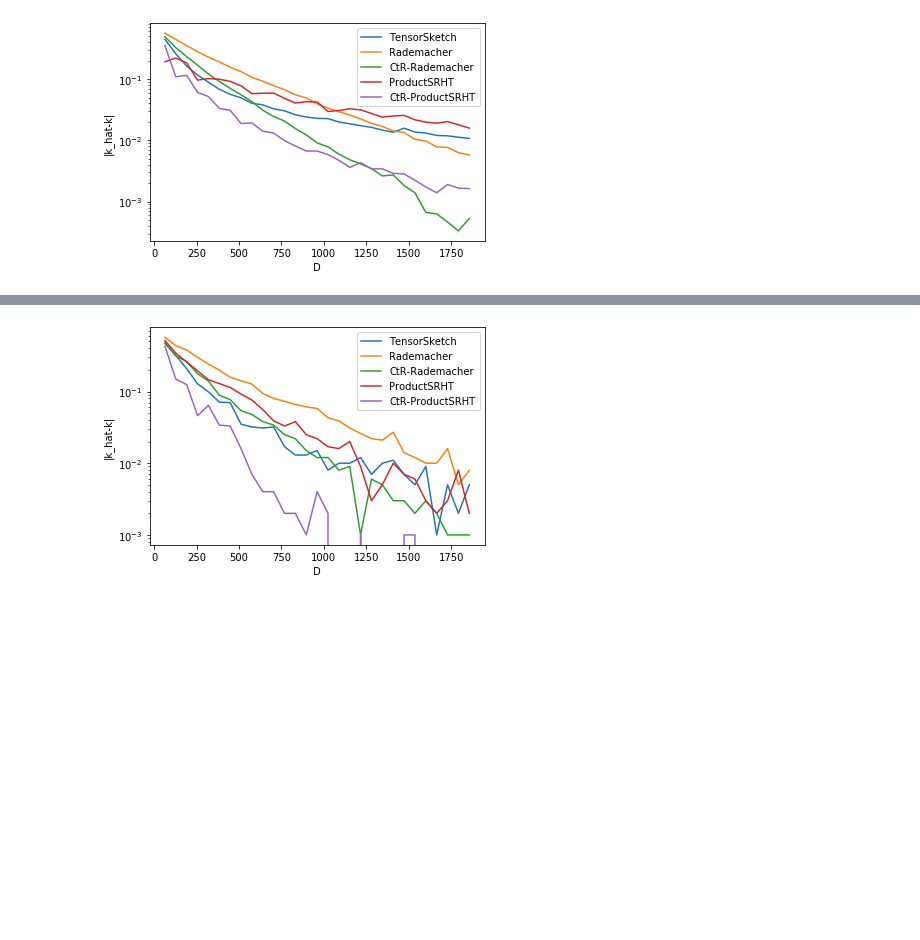
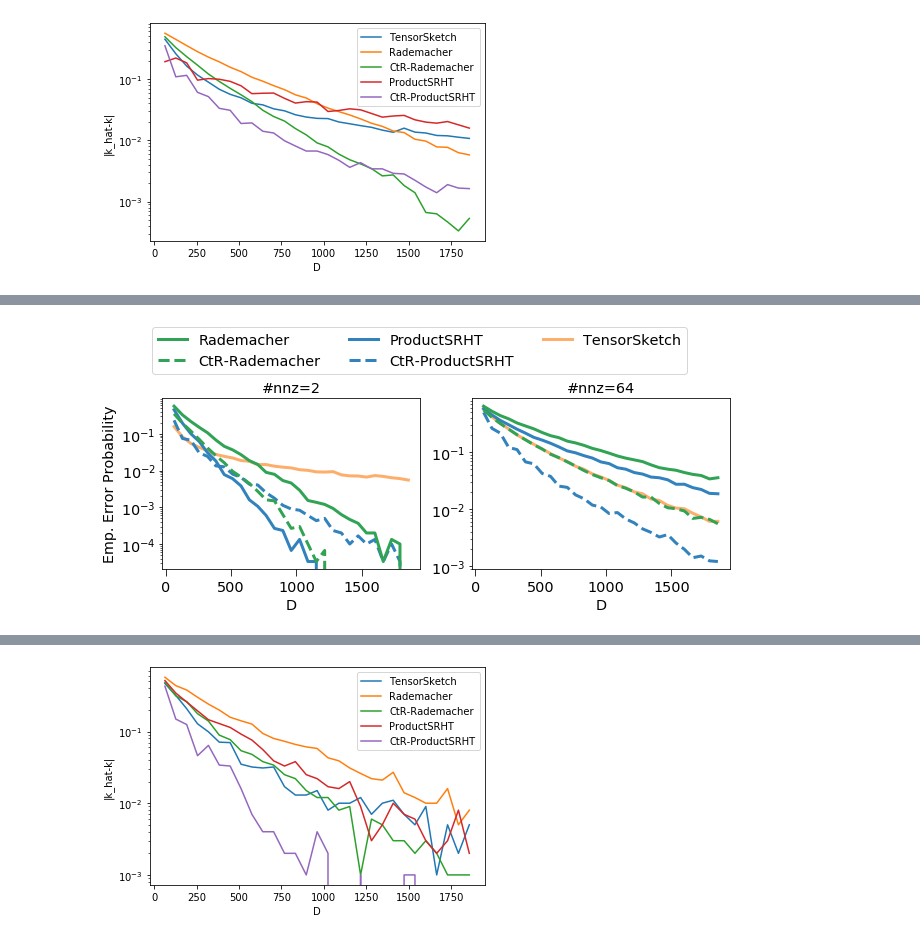
Before and after one commit to joneswack/dp-rfs, a Jupyter notebook: notebooks/bound-plots.ipynb, the cells around one changed output, grey strips where cells are left out. Drawn from its saved outputs; the diff is of its cells as text; code cells hidden in the pictures; blank space fills up the shorter version.

```diff
--- a/notebooks/bound-plots.ipynb
+++ b/notebooks/bound-plots.ipynb
@@ -213,0 +171,81 @@ plt.show()
+# %%
+fig, axes = plt.subplots(ncols=2, nrows=1, figsize=(9, 3.5))
+
+# d=2
+
+bound_data = pd.read_csv('../csv/bound_plot/over_D_samples_1000_seeds_30000_d2.csv')
+
+print(bound_data['proj'].unique())
+
+for proj in ['countsketch_scatter', 'srht', 'rademacher']:
+    for comp_real in [True, False]:
+        curve_data = bound_data[(bound_data['proj'] == proj) & (bound_data['complex_real'] == comp_real)]
+        if comp_real:
+            pref = 'CtR-'
+        else:
+            pref = ''
+
+        if len(curve_data) > 0:
+            axes[0].plot(
+                curve_data['D'], curve_data['error_prob'],
+                label=pref + name_dict[proj][0],
+                color=name_dict[proj][1],
+                linestyle='dashed' if comp_real else 'solid',
+                linewidth=3
+            )
+
+# plt.xticks(Ds)
+axes[0].set_xlabel('D')
+axes[0].set_ylabel('Emp. Error Probability')
+axes[0].set_yscale('log')
+axes[0].set_title('#nnz=2')
+# plt.legend()
+# plt.show()
+
+# d=64
+
+bound_data = pd.read_csv('../csv/bound_plot/over_D_samples_1000_seeds_30000_d64.csv')
+
+# for proj in bound_data['proj'].unique():
+for proj in ['countsketch_scatter', 'srht', 'rademacher']:
+    for comp_real in [True, False]:
+        print(proj, comp_real)
+        curve_data = bound_data[(bound_data['proj'] == proj) & (bound_data['complex_real'] == comp_real)]
+        if comp_real:
+            pref = 'CtR-'
+        else:
+            pref = ''
+
+        if len(curve_data) > 0:
+            axes[1].plot(
+                curve_data['D'], curve_data['error_prob'],
+                label=pref + name_dict[proj][0],
+                color=name_dict[proj][1],
+                linestyle='dashed' if comp_real else 'solid',
+                linewidth=3
+            )
+
+# plt.xticks(Ds)
+axes[1].set_xlabel('D')
+axes[1].set_ylabel('')
+axes[1].set_yscale('log')
+axes[1].set_title('#nnz=64')
+# axes[1].legend(loc='lower left')
+# plt.show()
+
+plt.tight_layout()
+
+handles, labels = axes[0].get_legend_handles_labels()
+handles = list(reversed(handles))
+labels = list(reversed(labels))
+
+legend = plt.figlegend(
+    handles=handles, labels=labels,
+    loc='upper center', ncol=3,
+    bbox_to_anchor = (0,0.35,1.01,0.85),
+    bbox_transform=plt.gcf().transFigure,
+    #fontsize=11
+)
+plt.savefig('../figures/sparsity_bound.pdf', dpi=300, bbox_extra_artists=(legend,), bbox_inches='tight')
+plt.show()
+# %% [output]
@@ -213,0 +259 @@ plt.show()
+[figure, added]
```
Also changed, not shown: parts of 7 cells of this notebook, 6 other files.
